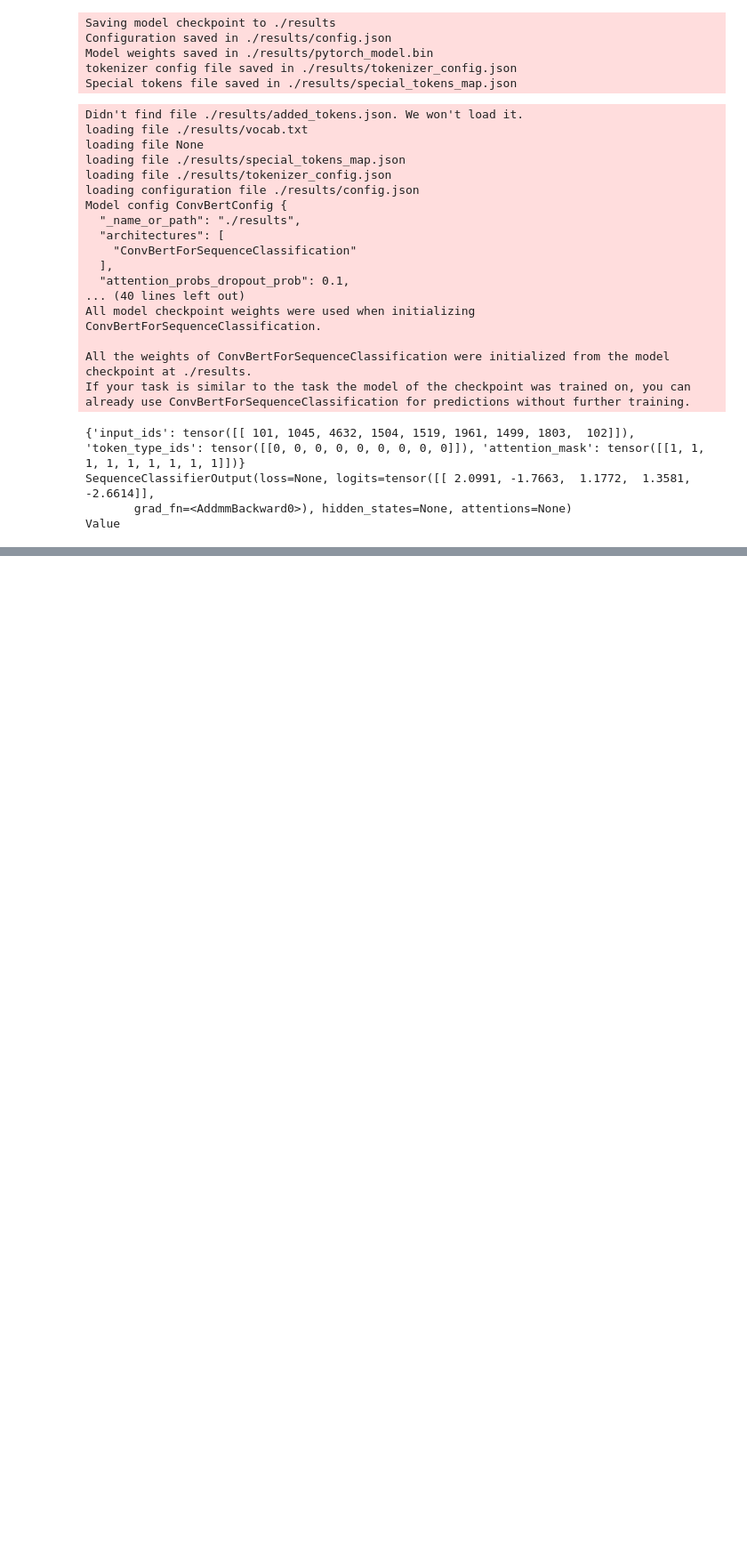
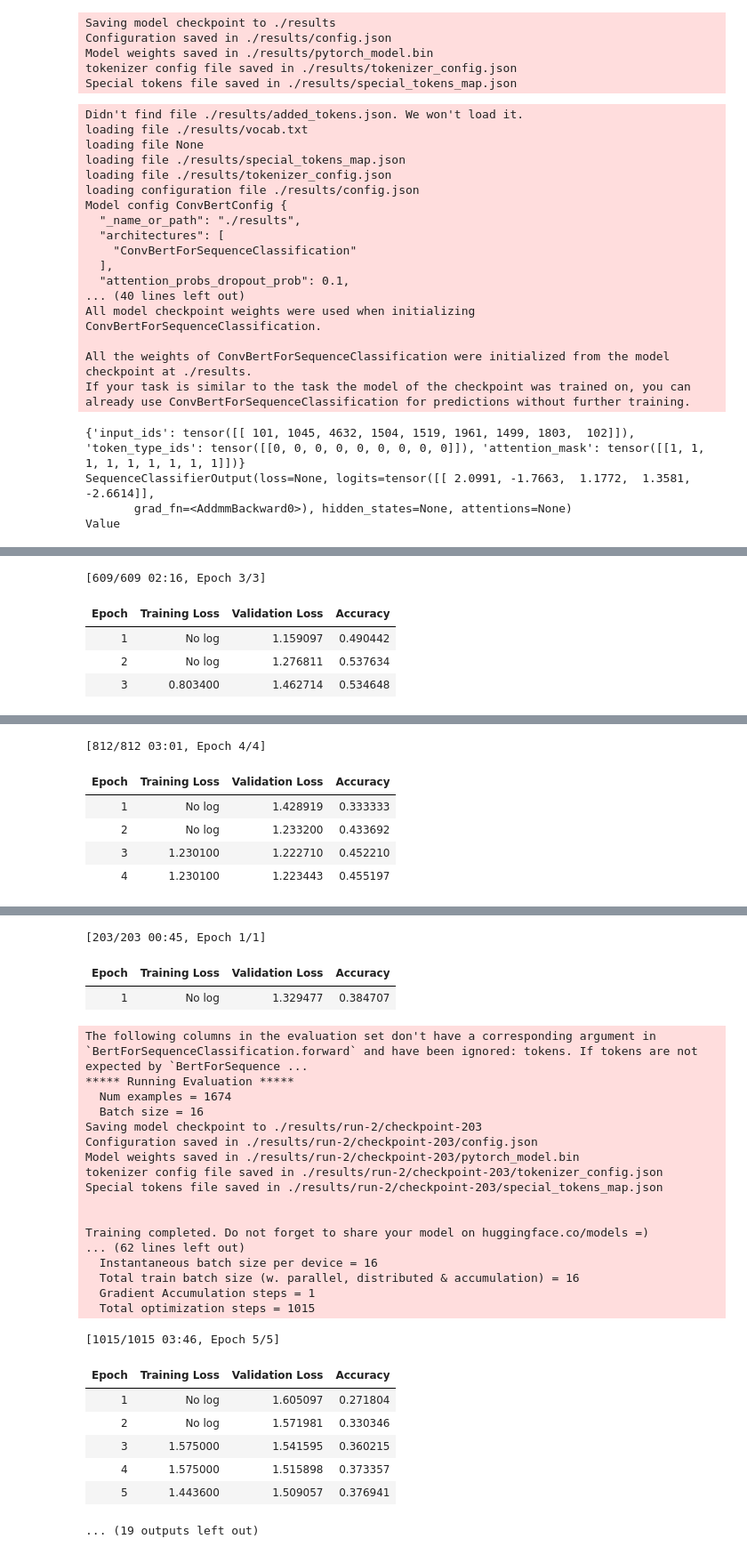
Before and after one commit to g-batalhao-a/PLN, a Jupyter notebook: Project/Assignment2/transformers_.ipynb, the cells around one changed output, grey strips where cells are left out. Shown at 89% size. Cells and saved outputs as stored; diff of their text form; code cells hidden in the pictures; blank space fills up the shorter version.

```diff
--- a/Project/Assignment2/transformers_.ipynb
+++ b/Project/Assignment2/transformers_.ipynb
@@ -1193,0 +1471,33 @@ Value
+# %%
+import pandas as pd
+
+model_name = "neuralmind/bert-base-portuguese-cased" # or neuralmind/bert-large-portuguese-cased
+# Importing the dataset
+train = pd.read_csv("/content/drive/MyDrive/Colab Notebooks/OpArticles_ADUs_train_aug.csv")
+train = train.drop(columns=['article_id', 'annotator', 'node','ranges'])
+train['label'].replace(['Value', 'Value(+)', 'Value(-)', 'Fact', 'Policy'],[0,1,2,3,4], inplace=True)
+
+test_valid = pd.read_csv("/content/drive/MyDrive/Colab Notebooks/OpArticles_ADUs_test.csv")
+test_valid = test_valid.drop(columns=['article_id', 'annotator', 'node','ranges'])
+test_valid['label'].replace(['Value', 'Value(+)', 'Value(-)', 'Fact', 'Policy'],[0,1,2,3,4], inplace=True)
+
+train = Dataset.from_pandas(train)
+dataset_hf = Dataset.from_pandas(test_valid)
+
+# Split the 10% test+validation set in half test, half validation
+valid_test = dataset_hf.train_test_split(test_size=0.5)
+
+# gather everyone if you want to have a single DatasetDict
+train_valid_test_dataset = DatasetDict({
+    'train': train,
+    'validation': valid_test['train'],
+    'test': valid_test['test']
+})
+# %%
+tokenizer = get_tokenizer(model_name)
+model = get_model(model_name)
+tokenized_dataset = get_tokenized_data(train_valid_test_dataset,preprocess_function)
+
+training_args = get_trainingArgs()
+
+data_collator = DataCollatorWithPadding(tokenizer=tokenizer)
@@ -1193,0 +1560,2 @@ Value
+# %%
+trainer = get_trainer_hyper(model_init,training_args,tokenized_dataset,tokenizer,data_collator,compute_metrics)
@@ -1193,0 +1580,3 @@ Value
+# %%
+best_run = trainer.hyperparameter_search(n_trials=10, direction="maximize")
+# %% [output]
@@ -1193,0 +1600,5 @@ Value
+[609/609 02:16, Epoch 3/3]
+| Epoch | Training Loss | Validation Loss | Accuracy |
+| 1 | No log | 1.159097 | 0.490442 |
+| 2 | No log | 1.276811 | 0.537634 |
+| 3 | 0.803400 | 1.462714 | 0.534648 |
@@ -1193,0 +1622,6 @@ Value
+[812/812 03:01, Epoch 4/4]
+| Epoch | Training Loss | Validation Loss | Accuracy |
+| 1 | No log | 1.428919 | 0.333333 |
+| 2 | No log | 1.233200 | 0.433692 |
+| 3 | 1.230100 | 1.222710 | 0.452210 |
+| 4 | 1.230100 | 1.223443 | 0.455197 |
@@ -1193,0 +1645,28 @@ Value
+[203/203 00:45, Epoch 1/1]
+| Epoch | Training Loss | Validation Loss | Accuracy |
+| 1 | No log | 1.329477 | 0.384707 |
+The following columns in the evaluation set don't have a corresponding argument in `BertForSequenceClassification.forward` and have been ignored: tokens. If tokens are not expected by `BertForSequence ...
+***** Running Evaluation *****
+  Num examples = 1674
+  Batch size = 16
+Saving model checkpoint to ./results/run-2/checkpoint-203
+Configuration saved in ./results/run-2/checkpoint-203/config.json
+Model weights saved in ./results/run-2/checkpoint-203/pytorch_model.bin
+tokenizer config file saved in ./results/run-2/checkpoint-203/tokenizer_config.json
+Special tokens file saved in ./results/run-2/checkpoint-203/special_tokens_map.json
+
+
+Training completed. Do not forget to share your model on huggingface.co/models =)
+... (62 lines left out)
+  Instantaneous batch size per device = 16
+  Total train batch size (w. parallel, distributed & accumulation) = 16
+  Gradient Accumulation steps = 1
+  Total optimization steps = 1015
+[1015/1015 03:46, Epoch 5/5]
+| Epoch | Training Loss | Validation Loss | Accuracy |
+| 1 | No log | 1.605097 | 0.271804 |
+| 2 | No log | 1.571981 | 0.330346 |
+| 3 | 1.575000 | 1.541595 | 0.360215 |
+| 4 | 1.575000 | 1.515898 | 0.373357 |
+| 5 | 1.443600 | 1.509057 | 0.376941 |
+... (19 outputs left out)
```
Also changed, not shown: parts of 44 cells of this notebook.
